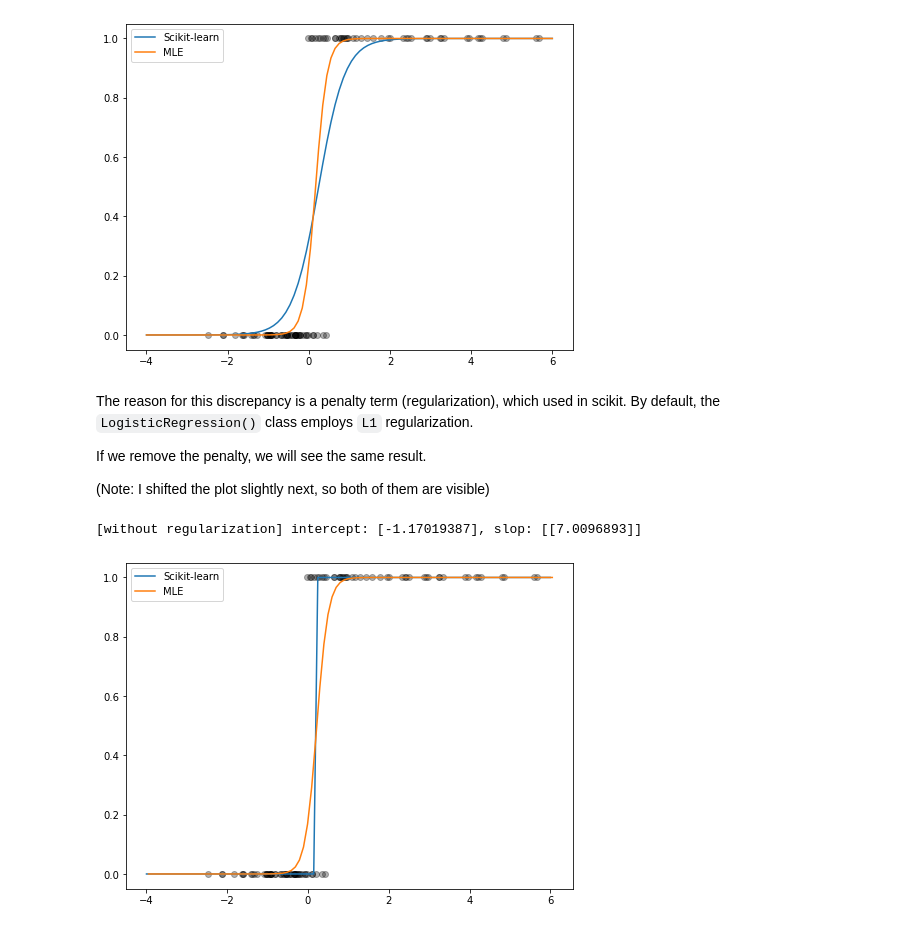
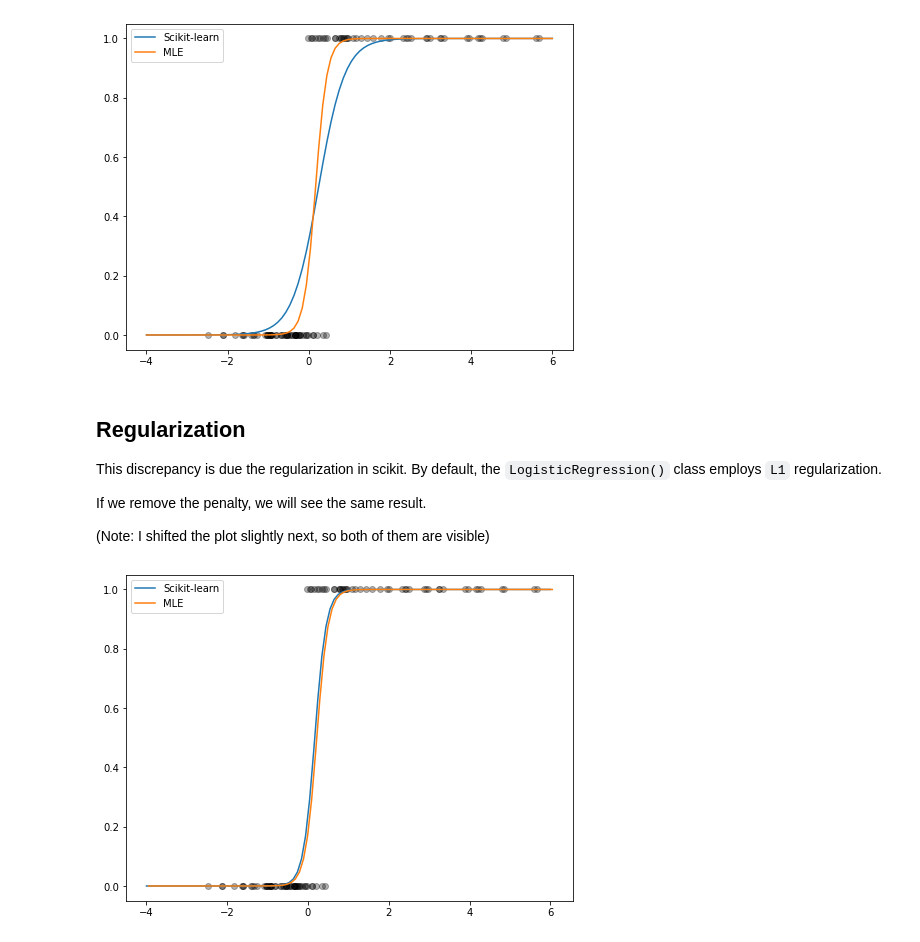
Before and after one commit to junzis/course-regression, a Jupyter notebook: 09_logistic_regression.ipynb, the cells around one changed output. Drawn from its saved outputs; the diff is of its cells as text; code cells hidden in the pictures.

```diff
--- a/8_logistic_regression.ipynb
+++ b/09_logistic_regression.ipynb
@@ -256,7 +242,9 @@ plt.show()
 # %% [output]
 [figure]
 # %% [markdown]
-The reason for this discrepancy is a penalty term (regularization), which used in scikit. By default, the `LogisticRegression()` class employs `L1` regularization.
+## Regularization
+
+This discrepancy is due the regularization in scikit. By default, the `LogisticRegression()` class employs `L1` regularization.
 
 If we remove the penalty, we will see the same result.
 
@@ -264,19 +252,15 @@ If we remove the penalty, we will see the same result.
 # %%
 logreg = LogisticRegression(penalty='none').fit(X, y)
 
-print("[without regularization] intercept: {}, slop: {}".format(logreg.intercept_, logreg.coef_))
-
-# y_test = expit(X_test * logreg.coef_ + logreg.intercept_).squeeze()
-y_test = logreg.predict(X_test.reshape(-1, 1))
-y_test2 = expit(X_test * betas[1] + betas[0]).squeeze()
+y_predict = expit(X_test * logreg.coef_ + logreg.intercept_).squeeze()
+y_predict2 = expit(X_test * betas[1] + betas[0]).squeeze()
 
 plt.scatter(X, y, alpha=0.3, color="k")
-plt.plot(X_test, y_test, color=colors[0], label='Scikit-learn')
+plt.plot(X_test, y_predict, color=colors[0], label='Scikit-learn')
 
 # shift the plot for visualization
-plt.plot(X_test+0.05, y_test2, color=colors[1], label='MLE')
+plt.plot(X_test+0.05, y_predict2, color=colors[1], label='MLE')
 plt.legend()
 plt.show()
 # %% [output]
-[without regularization] intercept: [-1.17019387], slop: [[7.0096893]]
-[figure, old version]
+[figure, new version]
```
Also changed, not shown: parts of 23 cells of this notebook, 22 other files.
